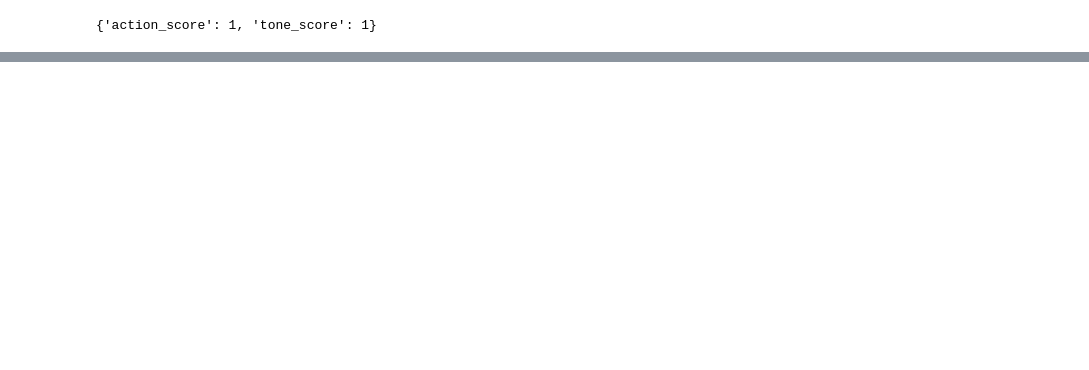
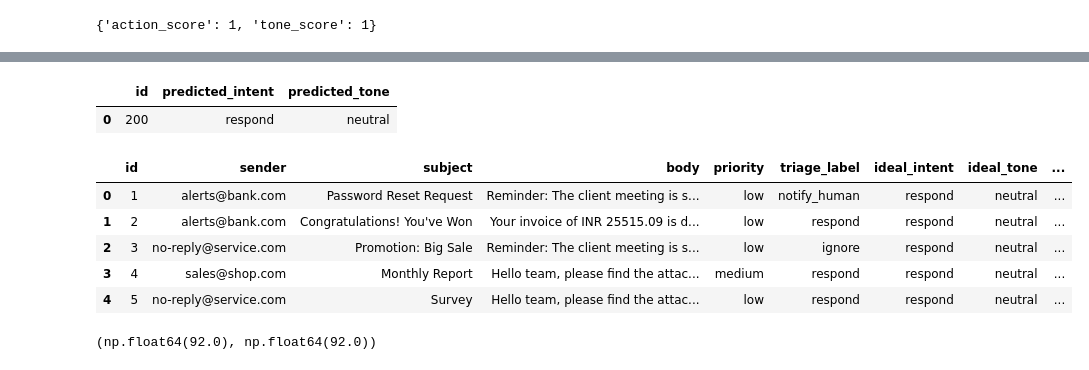
Before and after one commit to springboardmentor74219x/infosys-langgraph-email-assistant-group2, a Jupyter notebook: notebook/milestone2_evaluation.ipynb, the cells around one changed output, grey strips where cells are left out. Saved outputs shown, nothing was run; the diff lists cells and outputs as text; code cells hidden in the pictures; blank space fills up the shorter version.

```diff
--- a/notebook/milestone2_evaluation.ipynb
+++ b/notebook/milestone2_evaluation.ipynb
@@ -201,2 +201,7 @@ scores
 # %% [output]
 {'action_score': 1, 'tone_score': 1}
+# %%
+import pandas as pd
+
+df = pd.read_csv("../data/sample_emails_with_triage_200.csv")
+df.head()
@@ -202,0 +215,42 @@ scores
+# %%
+def email_assistant(email_text):
+    text = email_text.lower()
+
+    # Urgent condition
+    if "urgent" in text or "submit" in text or "deadline" in text:
+        return "notify", "urgent"
+
+    # thank you emails
+    elif "thank you" in text or "thanks" in text:
+        return "ignore", "polite"
+
+    # Default case
+    else:
+        return "respond", "neutral"
+# %%
+predictions = []
+for _, row in df.iterrows():
+ action, tone = email_assistant(row["body"])
+predictions.append({
+"id": row["id"],
+"predicted_intent": action,
+"predicted_tone": tone
+})
+pred_df = pd.DataFrame(predictions)
+pred_df.head()
+# %% [output]
+|  | id | predicted_intent | predicted_tone |
+| 0 | 200 | respond | neutral |
+# %%
+df[["predicted_intent", "predicted_tone"]] = df["body"].apply(
+    lambda x: pd.Series(email_assistant(x))
+)
+
+df.head()
+# %% [output]
+|  | id | sender | subject | body | priority | triage_label | ideal_intent | ideal_tone | ... |
+| 0 | 1 | alerts@bank.com | Password Reset Request | Reminder: The client meeting is s... | low | notify_human | respond | neutral | ... |
+| 1 | 2 | alerts@bank.com | Congratulations! You've Won | Your invoice of INR 25515.09 is d... | low | respond | respond | neutral | ... |
+| 2 | 3 | no-reply@service.com | Promotion: Big Sale | Reminder: The client meeting is s... | low | ignore | respond | neutral | ... |
+| 3 | 4 | sales@shop.com | Monthly Report | Hello team, please find the attac... | medium | respond | respond | neutral | ... |
+| 4 | 5 | no-reply@service.com | Survey | Hello team, please find the attac... | low | respond | respond | neutral | ... |
@@ -202,0 +260,7 @@ scores
+# %%
+intent_accuracy = df["intent_correct"].mean() * 100
+tone_accuracy = df["tone_correct"].mean() * 100
+
+intent_accuracy, tone_accuracy
+# %% [output]
+(np.float64(92.0), np.float64(92.0))
```
Also changed, not shown: parts of 7 cells of this notebook, 2 other files.
